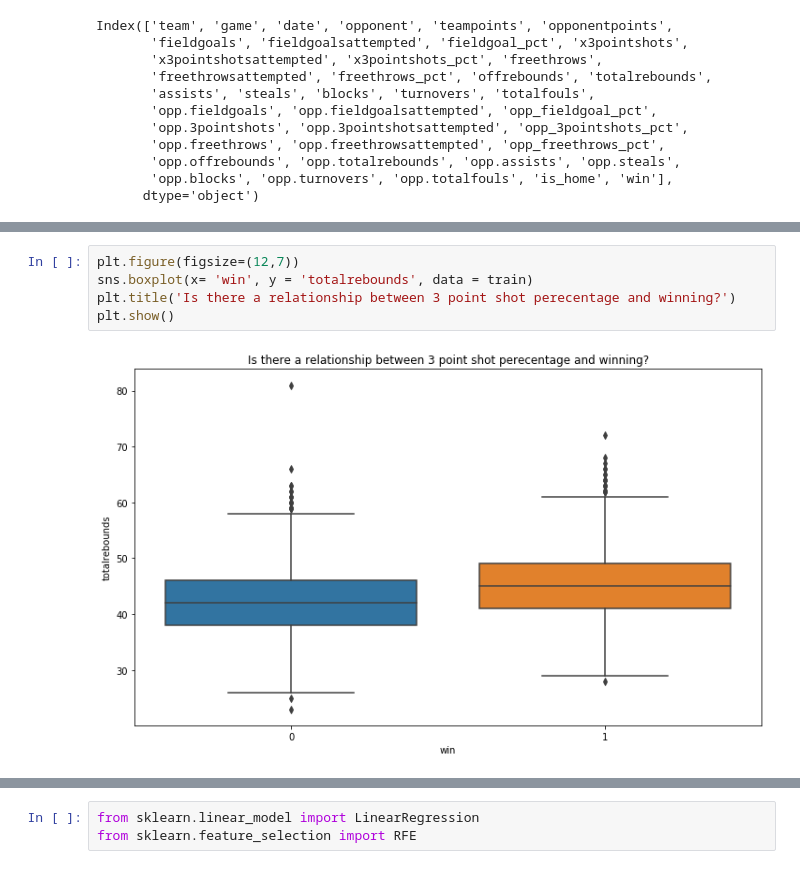
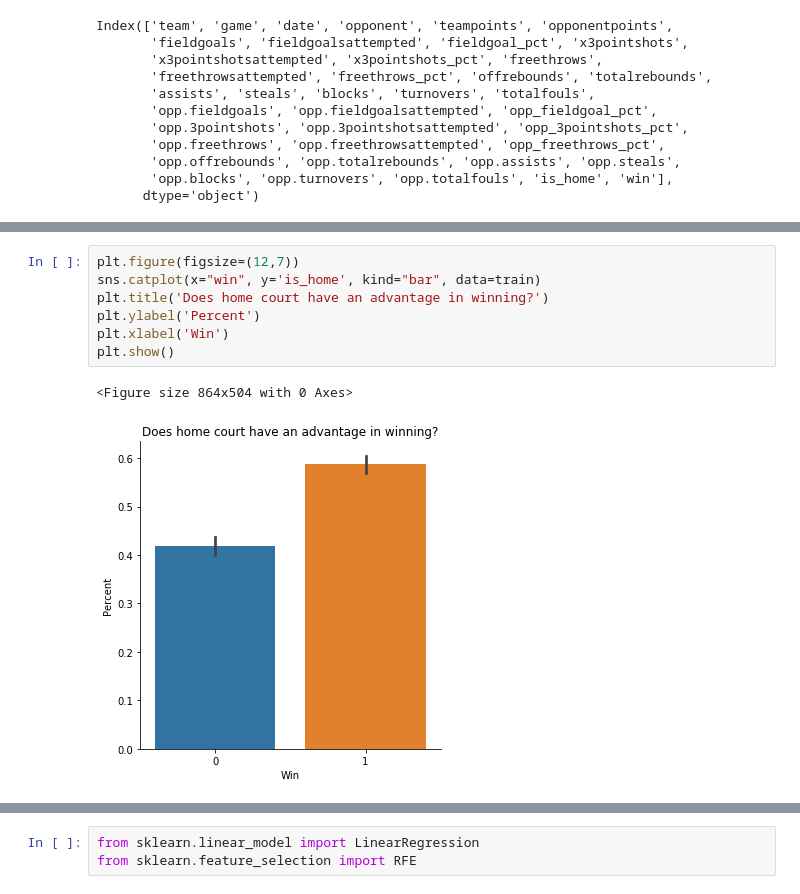
Before and after one commit to george887/NBA_stats, a Jupyter notebook: explore.ipynb, the cells around one changed output, grey strips where cells are left out. Cells and saved outputs as stored; diff of their text form.

```diff
--- a/explore.ipynb
+++ b/explore.ipynb
@@ -93,7 +236,10 @@ plt.show()
 # %%
 plt.figure(figsize=(12,7))
-sns.boxplot(x= 'win', y = 'totalrebounds', data = train)
-plt.title('Is there a relationship between 3 point shot perecentage and winning?')
+sns.catplot(x="win", y='is_home', kind="bar", data=train)
+plt.title('Does home court have an advantage in winning?')
+plt.ylabel('Percent')
+plt.xlabel('Win')
 plt.show()
 # %% [output]
+<Figure size 864x504 with 0 Axes>
-[figure, old version]
+[figure, new version]
```
Also changed, not shown: parts of 24 cells of this notebook.
